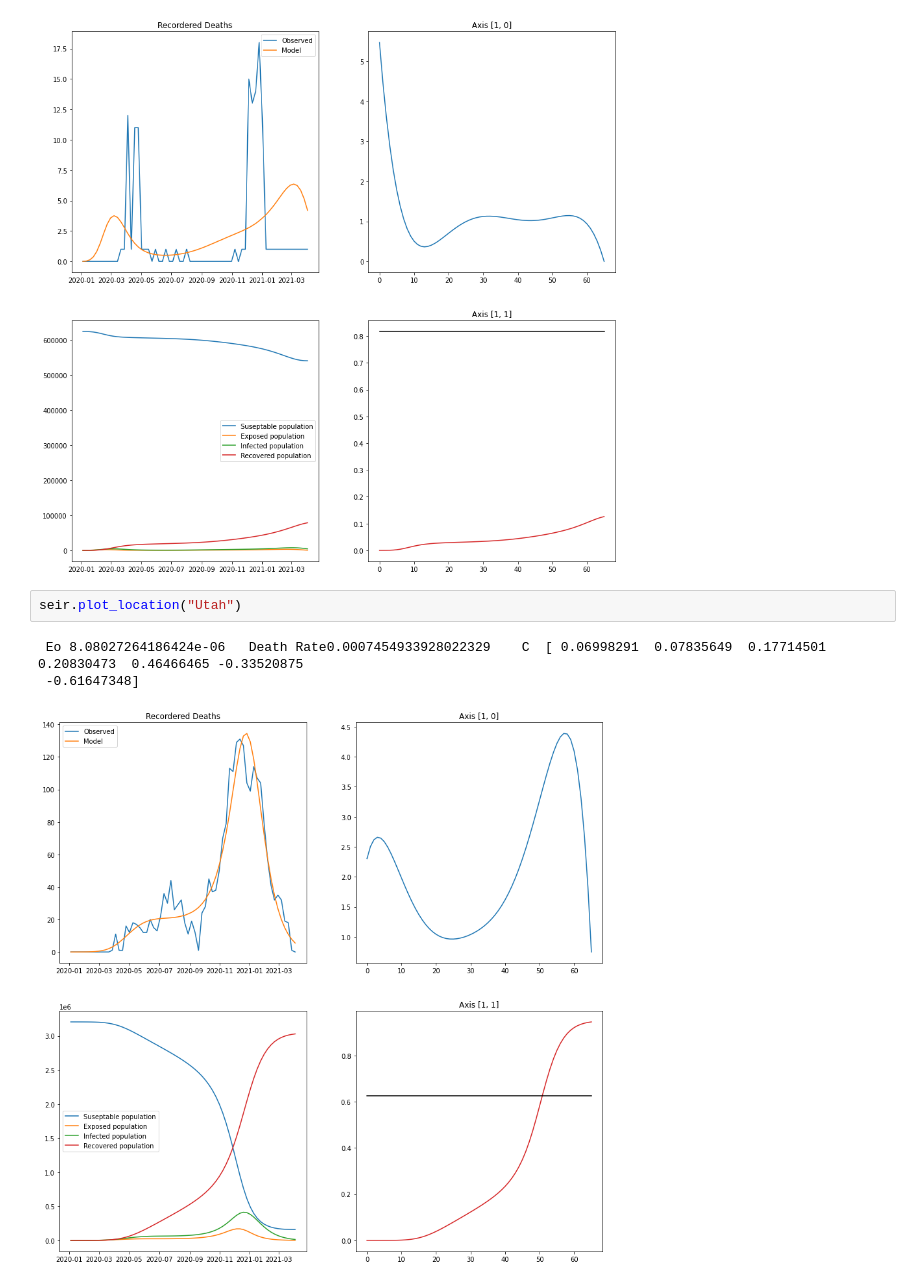
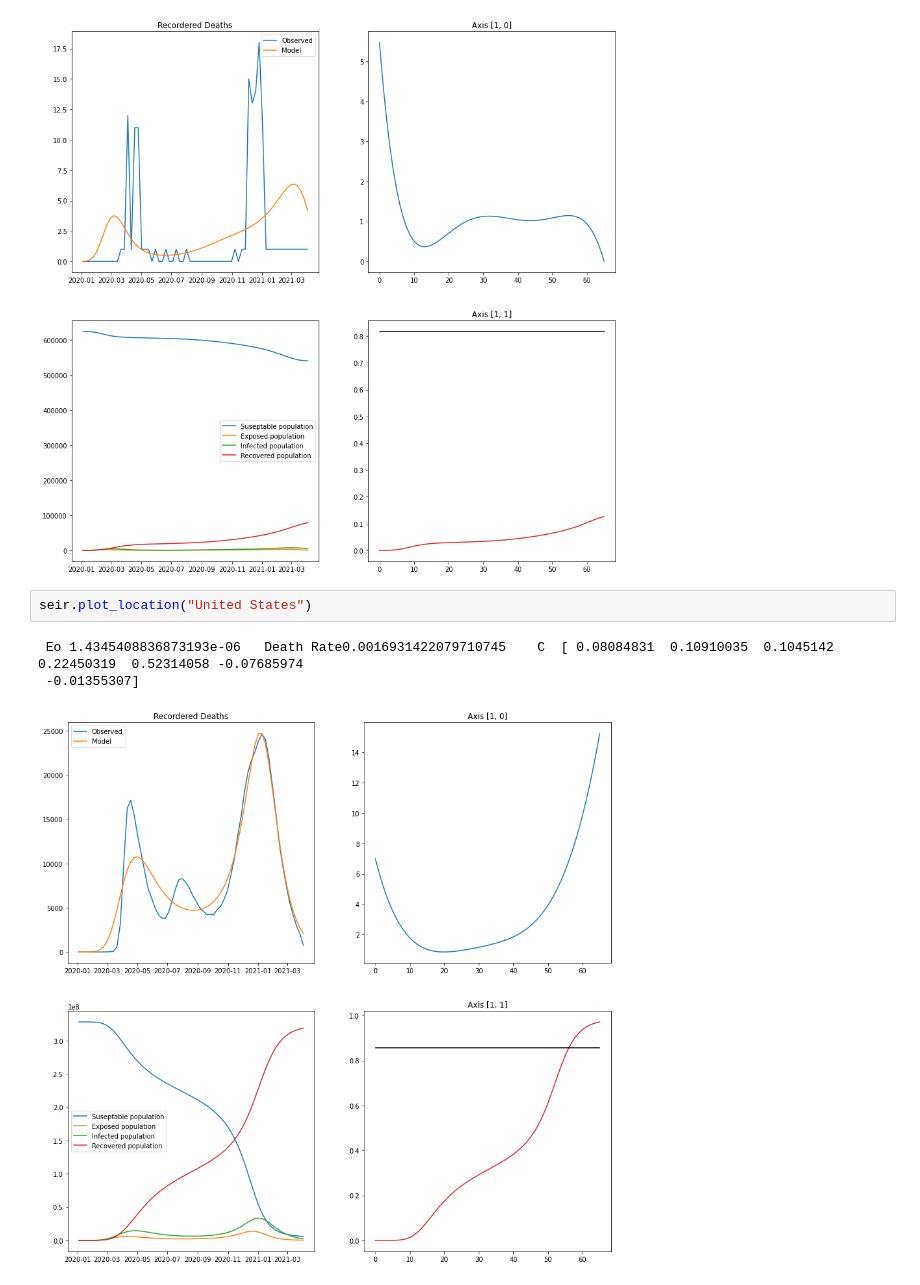
Before and after one commit to tjschweitzer/Sim_Modeling, a Jupyter notebook: covid/SEIR - Final Assignment.ipynb, the cells around one changed output. Cells and saved outputs as stored; diff of their text form.

Commit message:
Graph ajustments

```diff
--- a/covid/SEIR - Final Assignment.ipynb
+++ b/covid/SEIR - Final Assignment.ipynb
@@ -142,11 +142,11 @@ seir.plot_location("Vermont")
   0.05737149]
 [figure]
 # %%
-seir.plot_location("Utah")
+seir.plot_location("United States")
 # %% [output]
- Eo 8.08027264186424e-06   Death Rate0.0007454933928022329    C  [ 0.06998291  0.07835649  0.17714501  0.20830473  0.46466465 -0.33520875
- -0.61647348]
+ Eo 1.4345408836873193e-06   Death Rate0.0016931422079710745    C  [ 0.08084831  0.10910035  0.1045142   0.22450319  0.52314058 -0.07685974
+ -0.01355307]
-[figure, old version]
+[figure, new version]
 # %%
 from scipy.interpolate import interp1d
 from scipy.stats import norm
```
Also changed, not shown: parts of 5 cells of this notebook, 3 other files.
